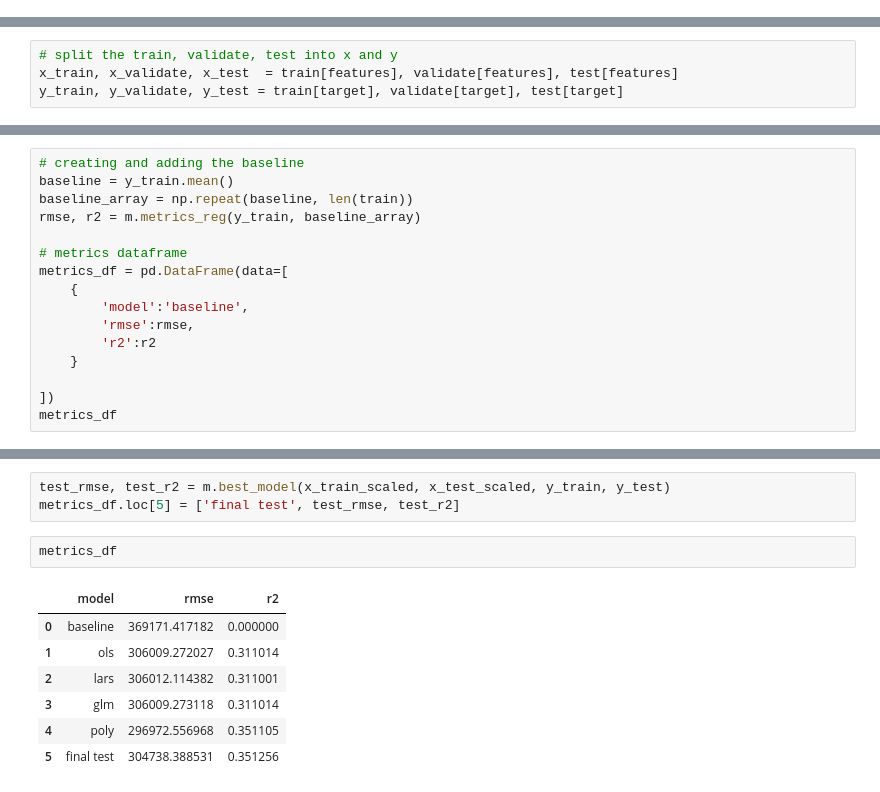
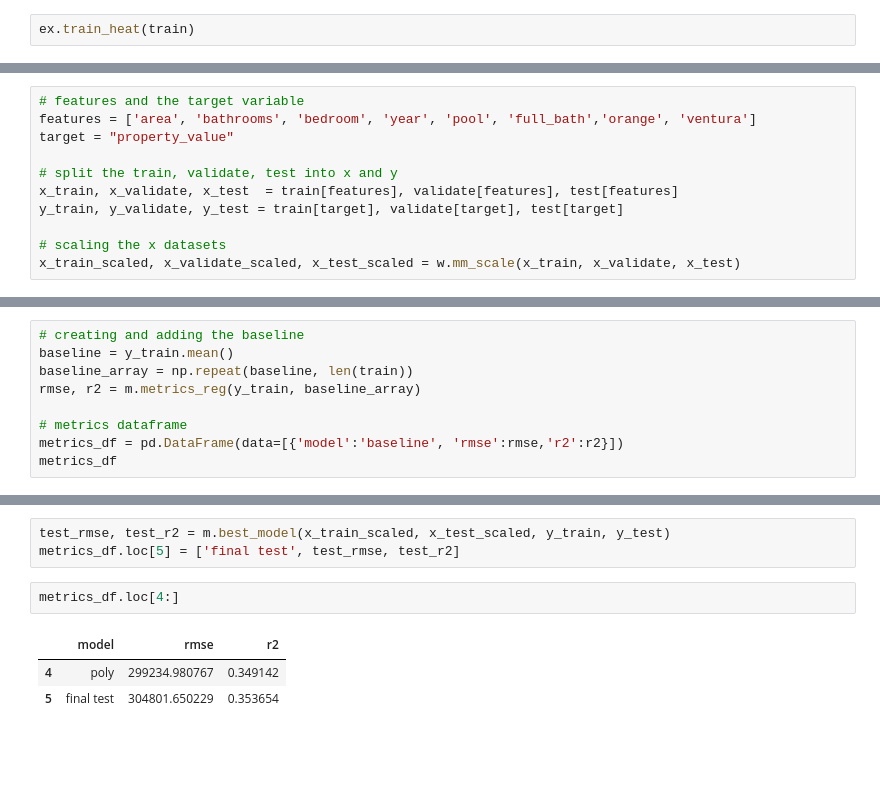
Before and after one commit to Keila-Camarillo/zillow_project, a Jupyter notebook: final_report.ipynb, the cells around one changed output, grey strips where cells are left out. Cells and saved outputs as stored; diff of their text form; blank space fills up the shorter version.

```diff
--- a/final_report.ipynb
+++ b/final_report.ipynb
@@ -120,0 +110,2 @@ plt.show()
+# %%
+ex.train_heat(train)
@@ -242,4 +265,11 @@ target = "property_value"
 # %%
+# features and the target variable
+features = ['area', 'bathrooms', 'bedroom', 'year', 'pool', 'full_bath','orange', 'ventura']
+target = "property_value"
+
 # split the train, validate, test into x and y
 x_train, x_validate, x_test  = train[features], validate[features], test[features]
 y_train, y_validate, y_test = train[target], validate[target], test[target]
+
+# scaling the x datasets
+x_train_scaled, x_validate_scaled, x_test_scaled = w.mm_scale(x_train, x_validate, x_test)
@@ -253,14 +280,7 @@ baseline_array = np.repeat(baseline, len(train))
 rmse, r2 = m.metrics_reg(y_train, baseline_array)
 
 # metrics dataframe
-metrics_df = pd.DataFrame(data=[
-    {
-        'model':'baseline',
-        'rmse':rmse,
-        'r2':r2
-    }
-
-])
+metrics_df = pd.DataFrame(data=[{'model':'baseline', 'rmse':rmse,'r2':r2}])
 metrics_df
 # %% [output]
 |  | model | rmse | r2 |
@@ -325,12 +345,8 @@ metrics_df
 test_rmse, test_r2 = m.best_model(x_train_scaled, x_test_scaled, y_train, y_test)
 metrics_df.loc[5] = ['final test', test_rmse, test_r2]
 # %%
-metrics_df
+metrics_df.loc[4:]
 # %% [output]
 |  | model | rmse | r2 |
-| 0 | baseline | 369171.417182 | 0.000000 |
-| 1 | ols | 306009.272027 | 0.311014 |
-| 2 | lars | 306012.114382 | 0.311001 |
-| 3 | glm | 306009.273118 | 0.311014 |
-| 4 | poly | 296972.556968 | 0.351105 |
-| 5 | final test | 304738.388531 | 0.351256 |
+| 4 | poly | 299234.980767 | 0.349142 |
+| 5 | final test | 304801.650229 | 0.353654 |
```
Also changed, not shown: parts of 59 cells of this notebook, 11 other files.
